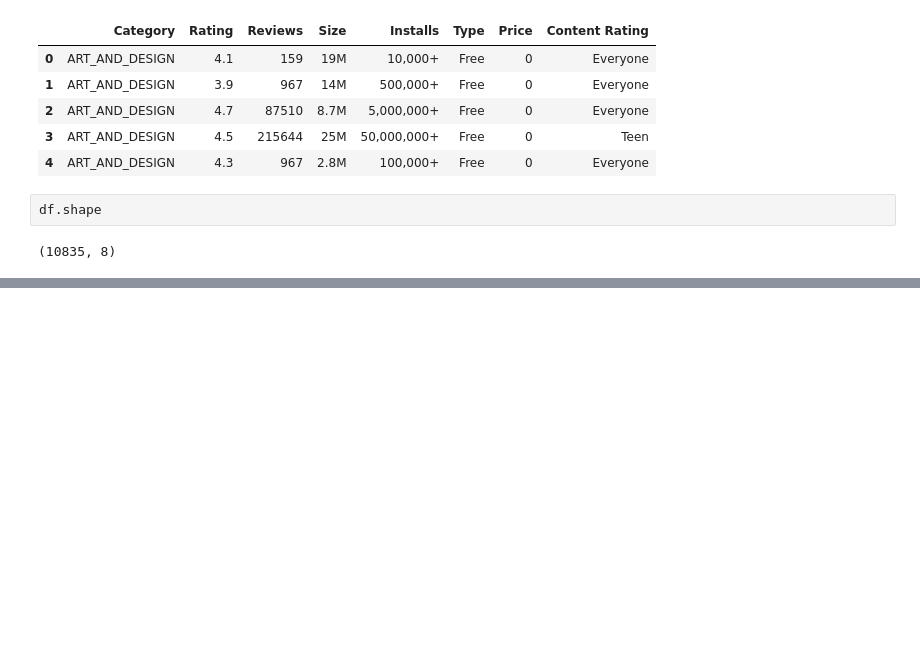
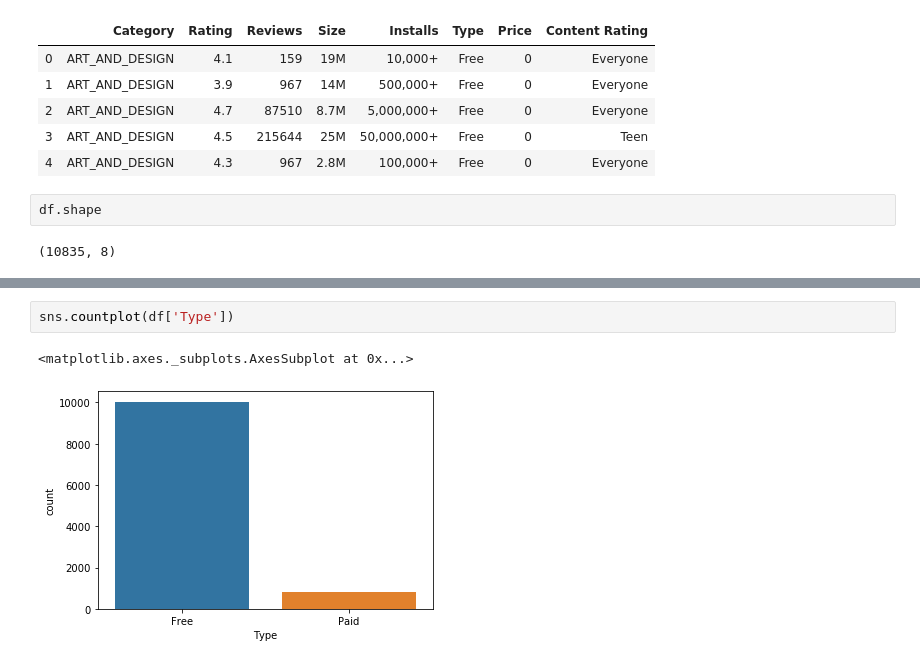
Before and after one commit to suhasmaddali/Google-Play-Store-Genre-Prediction, a Jupyter notebook: Google playstore genre prediction-2-3-3.ipynb, the cells around one changed output, grey strips where cells are left out. Saved outputs shown, nothing was run; the diff lists cells and outputs as text; blank space fills up the shorter version.

```diff
--- a/Google playstore genre prediction-2-3-3.ipynb
+++ b/Google playstore genre prediction-2-3-3.ipynb
@@ -327,0 +340,5 @@ df.shape
+# %%
+sns.countplot(df['Type'])
+# %% [output]
+<matplotlib.axes._subplots.AxesSubplot at 0x...>
+[figure, added]
```
Also changed, not shown: parts of 53 cells of this notebook.
